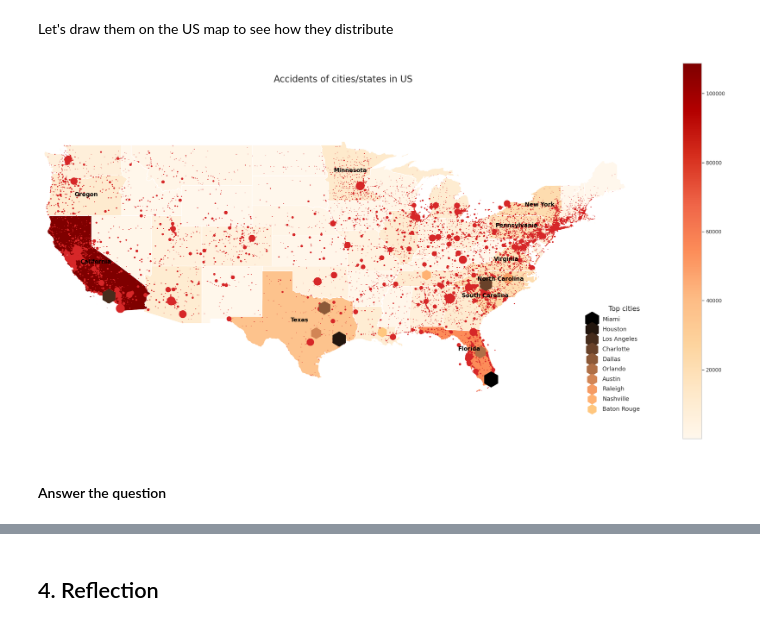
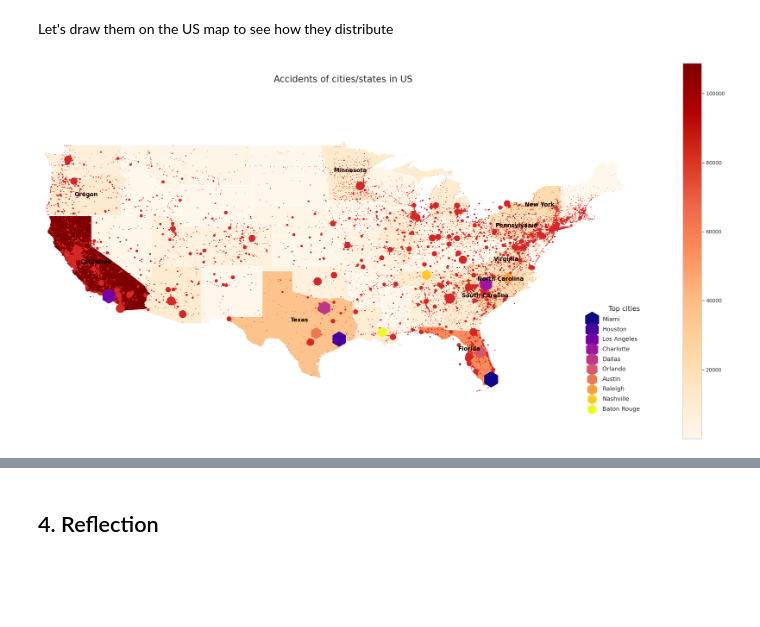
Before and after one commit to knightstark7/FinalProject-P4DS, a Jupyter notebook: USAccident.ipynb, the cells around one changed output, grey strips where cells are left out. Drawn from its saved outputs; the diff is of its cells as text; code cells hidden in the pictures; blank space fills up the shorter version.

Commit message:
final: finish question 4, add reflection, modify some part

```diff
--- a/USAccident.ipynb
+++ b/USAccident.ipynb
@@ -1096,34 +1096,32 @@ ax.set_title('Accidents of cities/states in US', size=20)
 # plot the states
 states_cases.plot(ax=ax, column='Cases', legend=True, cmap='OrRd')
 states_cases.apply(lambda x: None if (x.NAME not in top_states.index)
                                else ax.annotate(text=x.NAME, xy=x.geometry.centroid.coords[0], ha='center', color='black', weight='bold', fontsize=12.5), axis=1);
 
 
 # add the cities
 # normal cities (not top)
 not_top_cities = city_df[TOP_CITIES_STATES:]
 geometry_cities = [Point(xy) for xy in zip(not_top_cities['Lng'], not_top_cities['Lat'])]
 geo_df_cities = gpd.GeoDataFrame(not_top_cities, geometry=geometry_cities)
 
 geo_df_cities.plot(ax=ax, markersize=not_top_cities['Cases'] * 0.1, color='tab:red')
 
 # top cities with most accidents
 geometry_cities = [Point(xy) for xy in zip(top_cities['Lng'], top_cities['Lat'])]
 geo_df_cities = gpd.GeoDataFrame(top_cities, geometry=geometry_cities)
 
-cmap = matplotlib.cm.get_cmap('copper', TOP_CITIES_STATES)
+cmap = matplotlib.cm.get_cmap('plasma', TOP_CITIES_STATES)
 clrs = [matplotlib.colors.rgb2hex(cmap(i)) for i in range(cmap.N)]
 
 for i, city in enumerate(top_cities.index):
     tmp_df = geo_df_cities[geo_df_cities.index == city]
     tmp_df.plot(ax=ax, marker="h", markersize=tmp_df['Cases'] * 0.1, color=clrs[i], label=city)
 
 # hiding the grid and ticks
 plt.axis('off')
 # legend for top cities
 plt.legend(prop={'size': 13}, loc='lower right', edgecolor='white', title='Top cities', title_fontsize=15, alignment='right', labelspacing=0.7)
 plt.show()
 # %% [output]
-[figure, old version]
+[figure, new version]
-# %% [markdown]
-#### Answer the question
```
Also changed, not shown: parts of 12 cells of this notebook.
